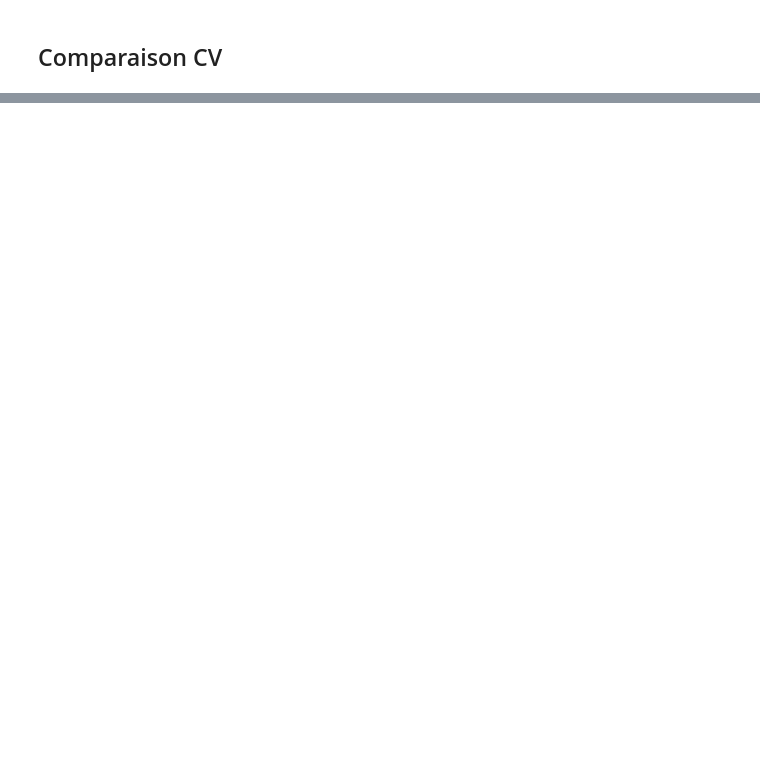
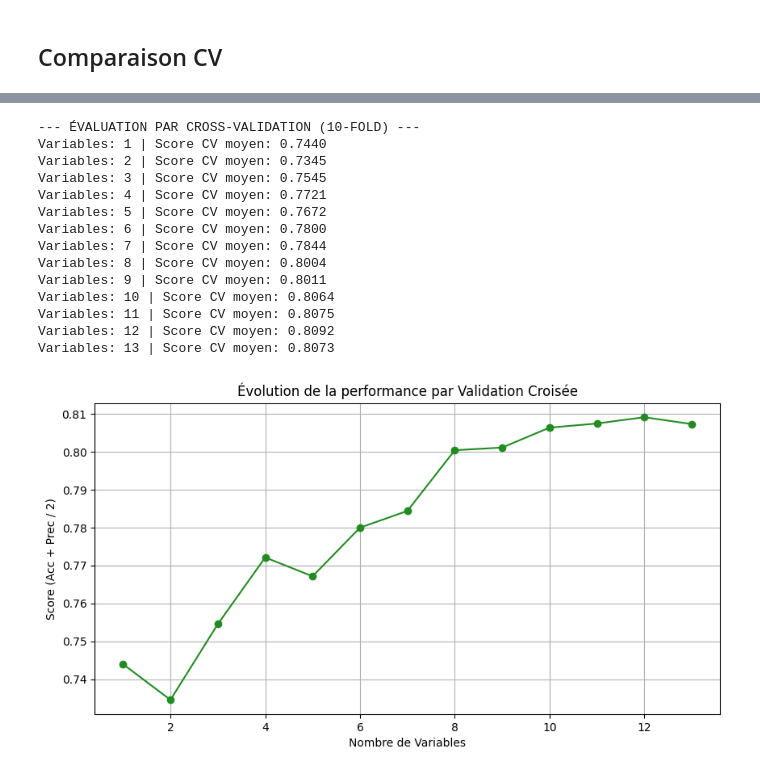
Before and after one commit to cerinekerarma/Machine_learning_project2, a Jupyter notebook: src/credit_scoring.ipynb, the cells around one changed output, grey strips where cells are left out. Saved outputs shown, nothing was run; the diff lists cells and outputs as text; code cells hidden in the pictures; blank space fills up the shorter version.

```diff
--- a/src/credit_scoring.ipynb
+++ b/src/credit_scoring.ipynb
@@ -187,0 +157,19 @@ ValueError: Found input variables with inconsistent numbers of samples: [2187, 4
+# %%
+# On appelle la fonction avec les données complètes et ton score métier
+scores_evol = selection_nombre_variables_cv(x, y, indices_tries)
+# %% [output]
+--- ÉVALUATION PAR CROSS-VALIDATION (10-FOLD) ---
+Variables: 1 | Score CV moyen: 0.7440
+Variables: 2 | Score CV moyen: 0.7345
+Variables: 3 | Score CV moyen: 0.7545
+Variables: 4 | Score CV moyen: 0.7721
+Variables: 5 | Score CV moyen: 0.7672
+Variables: 6 | Score CV moyen: 0.7800
+Variables: 7 | Score CV moyen: 0.7844
+Variables: 8 | Score CV moyen: 0.8004
+Variables: 9 | Score CV moyen: 0.8011
+Variables: 10 | Score CV moyen: 0.8064
+Variables: 11 | Score CV moyen: 0.8075
+Variables: 12 | Score CV moyen: 0.8092
+Variables: 13 | Score CV moyen: 0.8073
+[figure, added]
```
Also changed, not shown: parts of 13 cells of this notebook, 1 other file.
